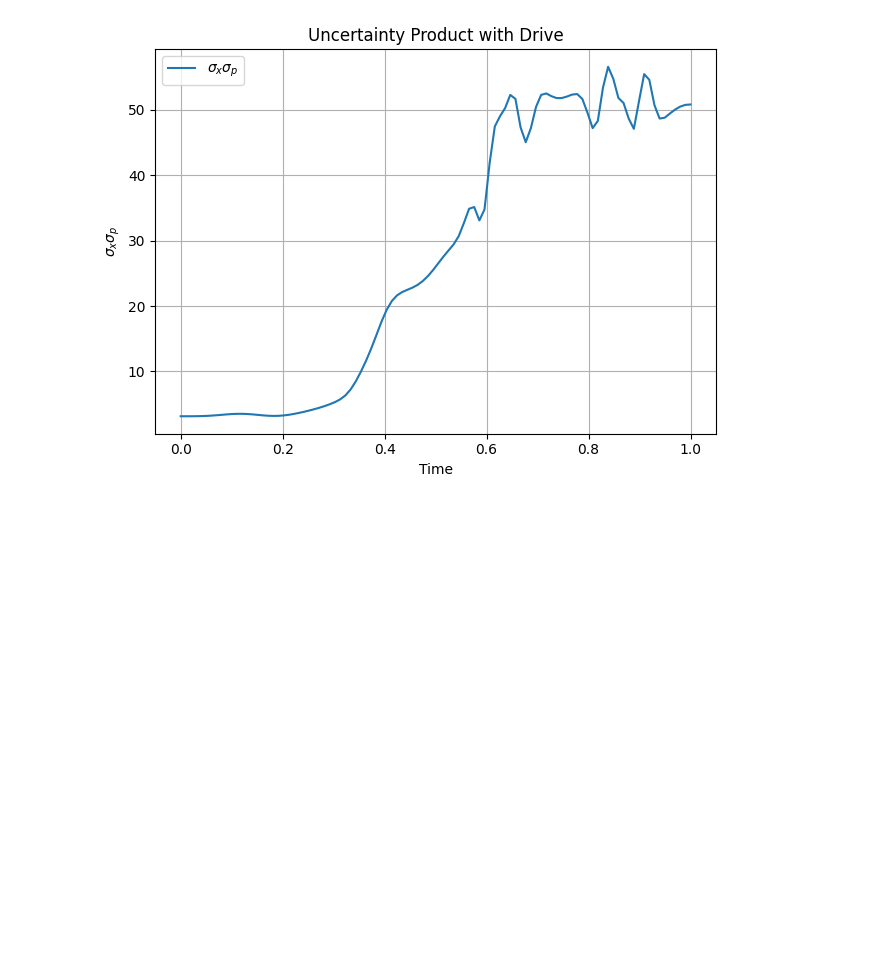
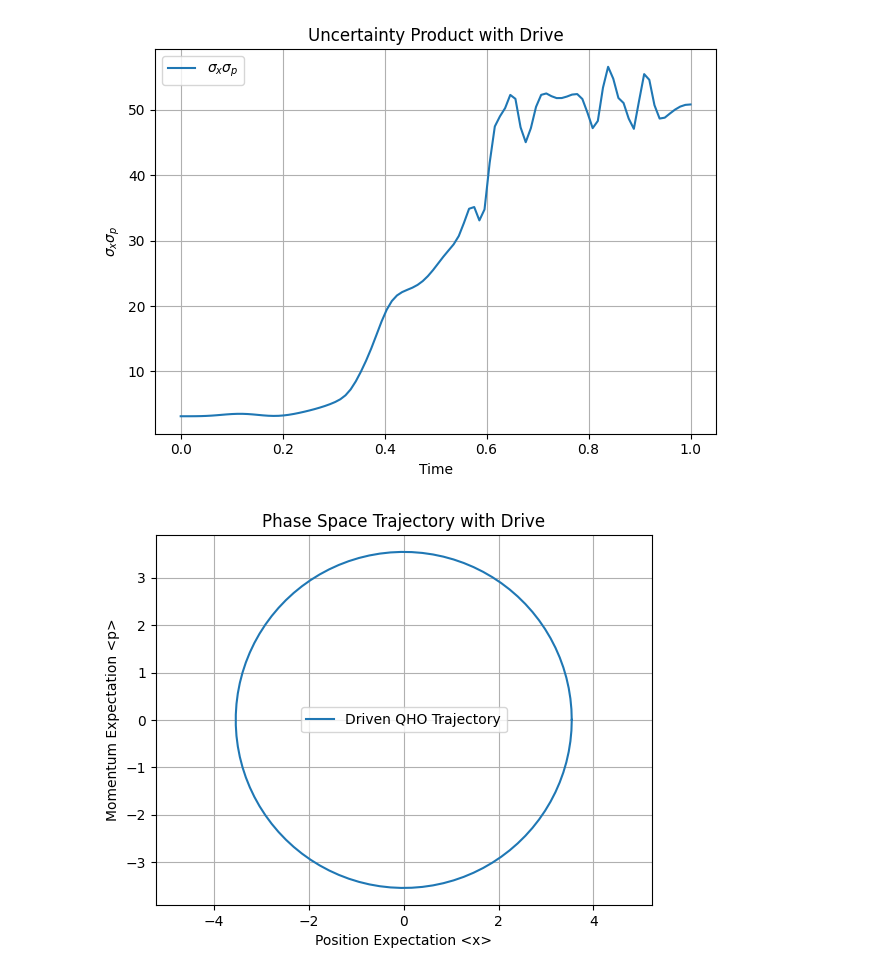
Before and after one commit to shrey708/Quant-Info, a Jupyter notebook: squeezing-qho.ipynb, the cells around one changed output. Drawn from its saved outputs; the diff is of its cells as text; code cells hidden in the pictures; blank space fills up the shorter version.

```diff
--- a/squeezing-qho.ipynb
+++ b/squeezing-qho.ipynb
@@ -204,3 +204,39 @@ plt.tight_layout()
 plt.show()
 # %% [output]
 [figure]
+# %%
+beta_1 = 0
+beta_2 = 0
+
+def drive1_coeff(t, args):
+    return beta_1 * np.sin(2 * omega * t)
+
+def drive2_coeff(t, args):
+    return beta_2 * np.sin(2 * omega * t)
+
+drive_1 = [x, drive1_coeff]
+drive_2 = [x**2, drive2_coeff]
+
+# complete Hamiltonian with the drive
+H = [H_0, drive_1, drive_2]
+
+# solve the time-dependent schrodinger equation
+result = sesolve(H, coherent_state, times)
+
+# calculate expectation values and uncertainties for x and p
+x_expectation_values = expect(x, result.states)
+p_expectation_values = expect(p, result.states)
+sigma_x = np.sqrt(expect(x**2, result.states) - x_expectation_values**2)
+sigma_p = np.sqrt(expect(p**2, result.states) - p_expectation_values**2)
+sigma_xp = sigma_x * sigma_p
+
+
+plt.plot(x_expectation_values, p_expectation_values, label='Driven QHO Trajectory')
+plt.xlabel('Position Expectation <x>')
+plt.ylabel('Momentum Expectation <p>')
+plt.title('Phase Space Trajectory with Drive')
+plt.legend()
+plt.axis('equal')
+plt.grid(True)
+# %% [output]
+[figure, added]
```
Also changed, not shown: parts of 2 cells of this notebook.
